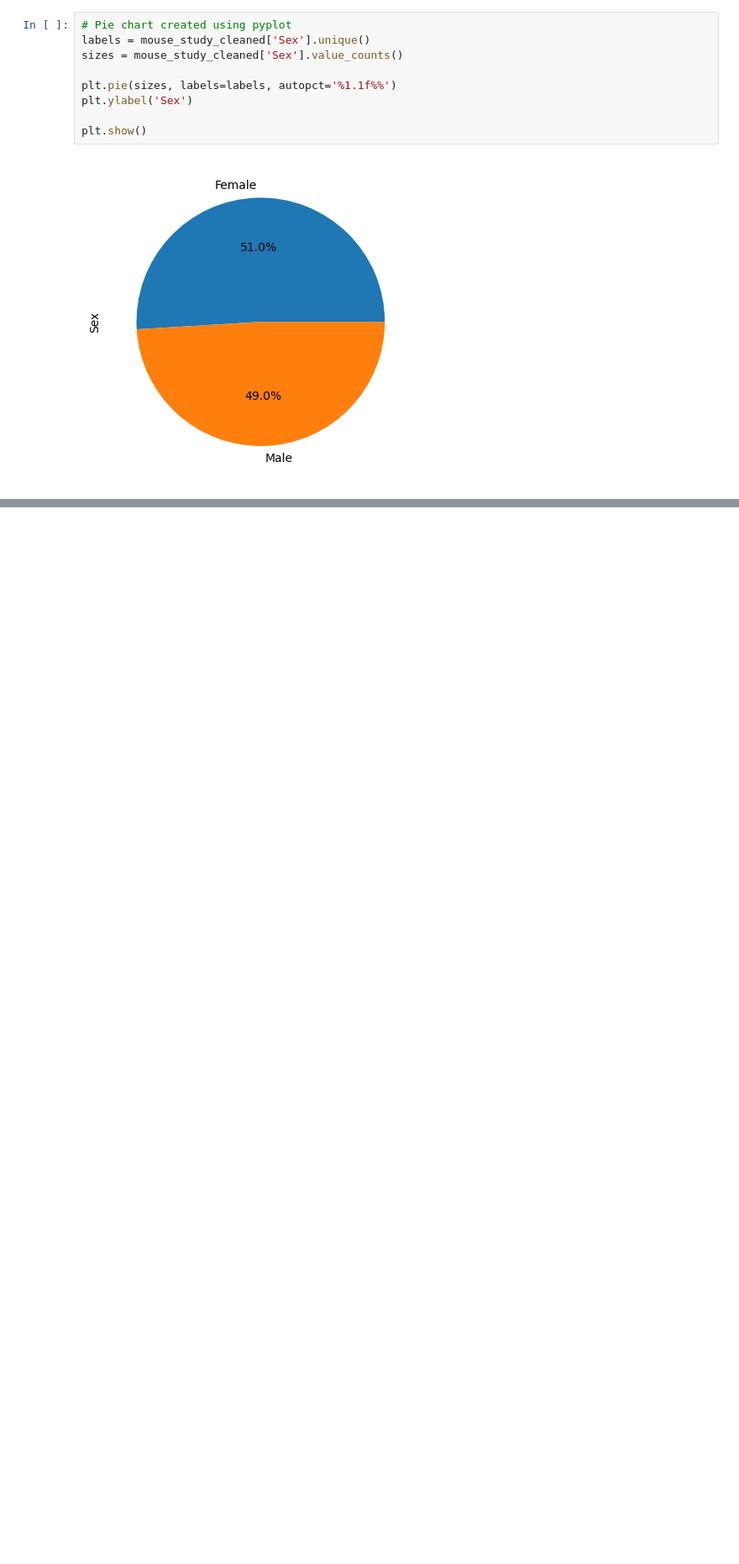
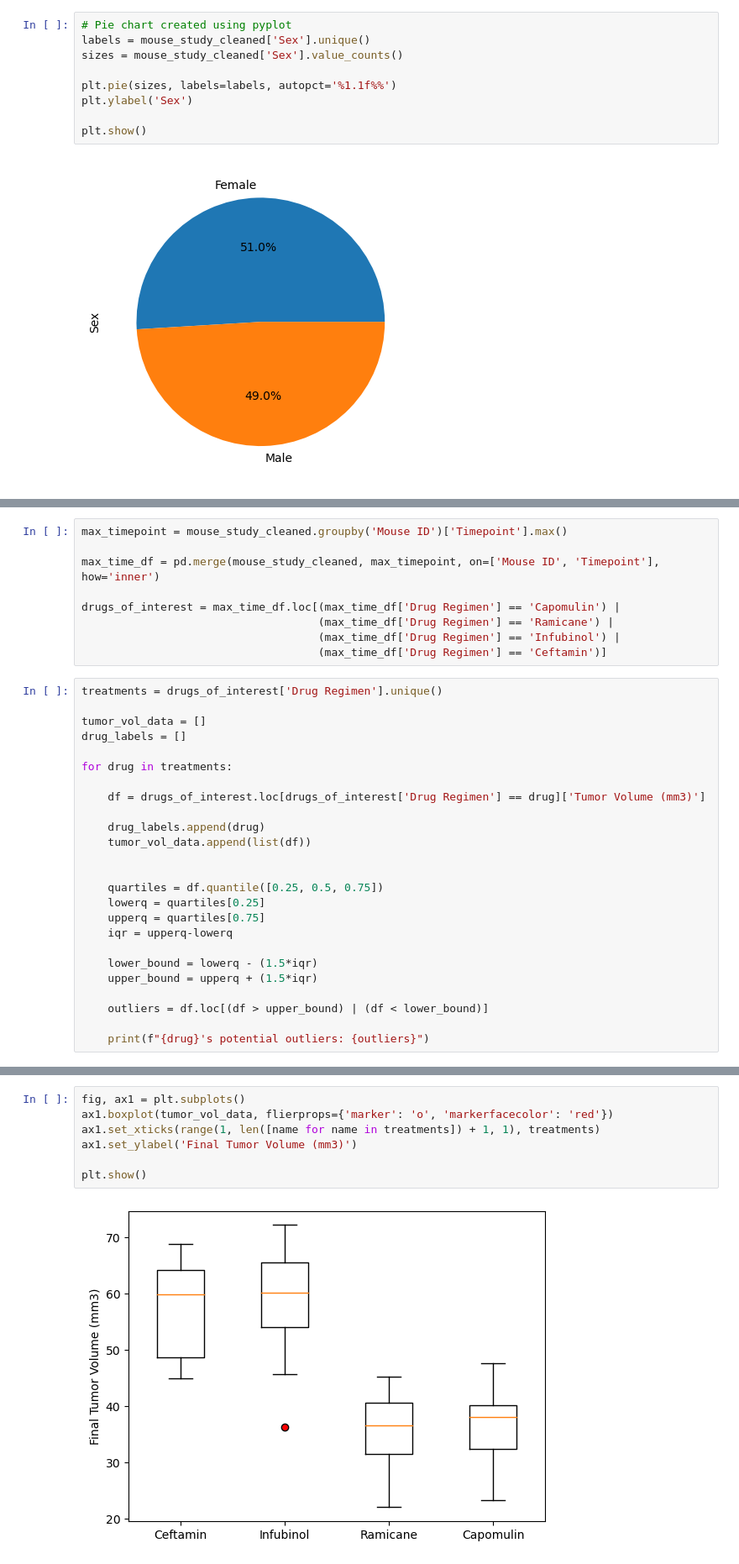
Before and after one commit to DominicT1995/Data-Visualization-Challenge, a Jupyter notebook: Pymaceuticals/pymaceuticals.ipynb, the cells around one changed output, grey strips where cells are left out. Shown: that part at 84% size. Saved outputs shown, nothing was run; the diff lists cells and outputs as text; blank space fills up the shorter version.

Commit message:
completed outliers, boxplot, line graph, and scatterplot with linear regression

```diff
--- a/Pymaceuticals/pymaceuticals.ipynb
+++ b/Pymaceuticals/pymaceuticals.ipynb
@@ -148,0 +156,34 @@ plt.show()
+# %%
+max_timepoint = mouse_study_cleaned.groupby('Mouse ID')['Timepoint'].max()
+
+max_time_df = pd.merge(mouse_study_cleaned, max_timepoint, on=['Mouse ID', 'Timepoint'], how='inner')
+
+drugs_of_interest = max_time_df.loc[(max_time_df['Drug Regimen'] == 'Capomulin') |
+                                    (max_time_df['Drug Regimen'] == 'Ramicane') |
+                                    (max_time_df['Drug Regimen'] == 'Infubinol') |
+                                    (max_time_df['Drug Regimen'] == 'Ceftamin')]
+# %%
+treatments = drugs_of_interest['Drug Regimen'].unique()
+
+tumor_vol_data = []
+drug_labels = []
+
+for drug in treatments:
+
+    df = drugs_of_interest.loc[drugs_of_interest['Drug Regimen'] == drug]['Tumor Volume (mm3)']
+
+    drug_labels.append(drug)
+    tumor_vol_data.append(list(df))
+
+
+    quartiles = df.quantile([0.25, 0.5, 0.75])
+    lowerq = quartiles[0.25]
+    upperq = quartiles[0.75]
+    iqr = upperq-lowerq
+
+    lower_bound = lowerq - (1.5*iqr)
+    upper_bound = upperq + (1.5*iqr)
+
+    outliers = df.loc[(df > upper_bound) | (df < lower_bound)]
+
+    print(f"{drug}'s potential outliers: {outliers}")
@@ -148,0 +196,9 @@ plt.show()
+# %%
+fig, ax1 = plt.subplots()
+ax1.boxplot(tumor_vol_data, flierprops={'marker': 'o', 'markerfacecolor': 'red'})
+ax1.set_xticks(range(1, len([name for name in treatments]) + 1, 1), treatments)
+ax1.set_ylabel('Final Tumor Volume (mm3)')
+
+plt.show()
+# %% [output]
+[figure, added]
```
Also changed, not shown: parts of 12 cells of this notebook.
